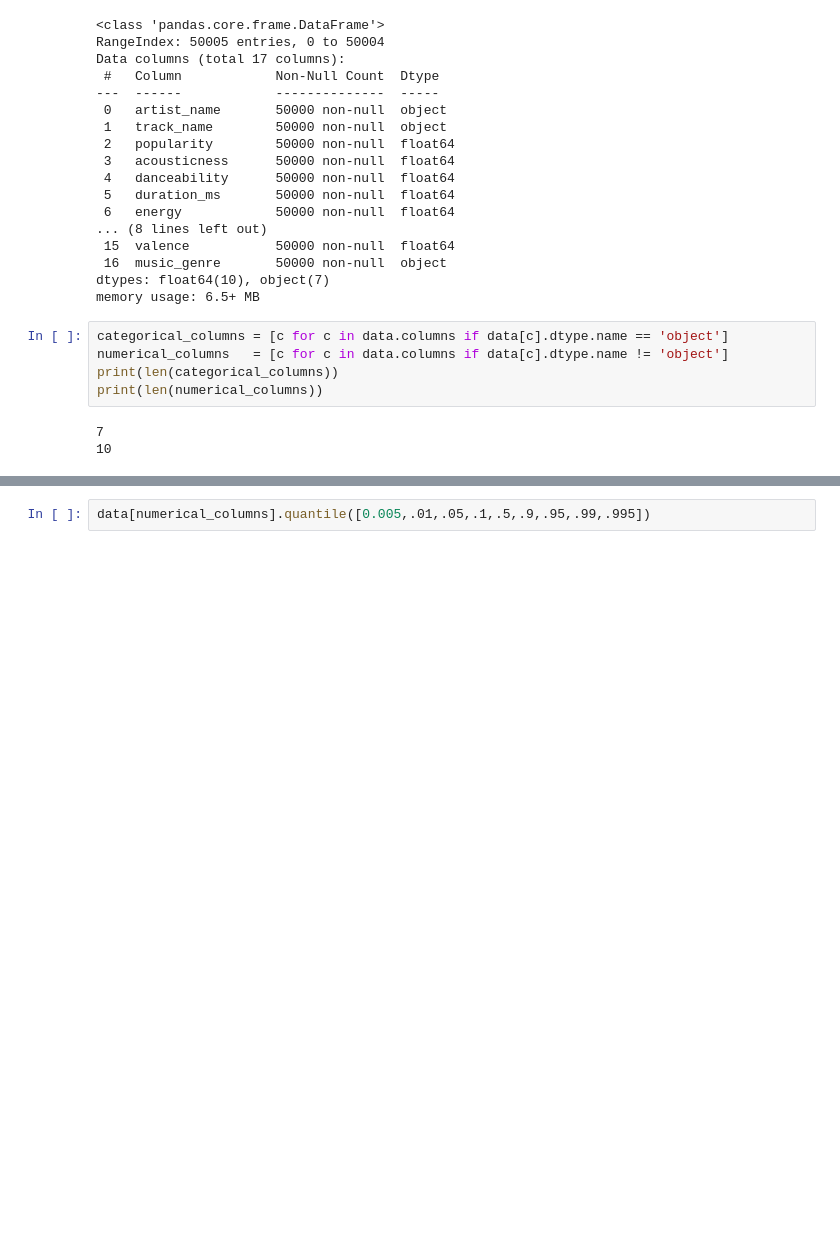
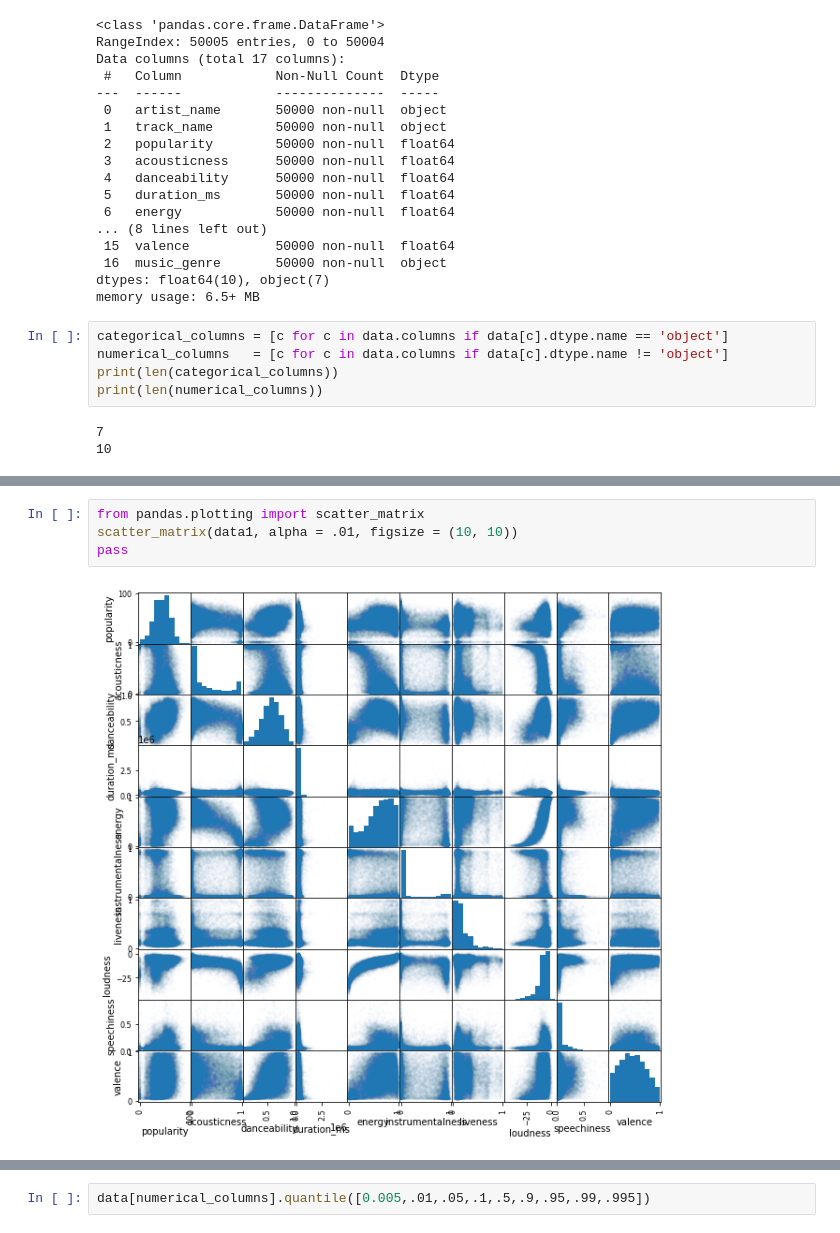
Before and after one commit to AnastasijaK22/machine_learning_magi, a Jupyter notebook: Music.ipynb, the cells around one changed output, grey strips where cells are left out. Saved outputs shown, nothing was run; the diff lists cells and outputs as text; blank space fills up the shorter version.

```diff
--- a/Music.ipynb
+++ b/Music.ipynb
@@ -92,0 +98,6 @@ print(len(numerical_columns))
+# %%
+from pandas.plotting import scatter_matrix
+scatter_matrix(data1, alpha = .01, figsize = (10, 10))
+pass
+# %% [output]
+[figure, added]
```
Also changed, not shown: parts of 52 cells of this notebook.
